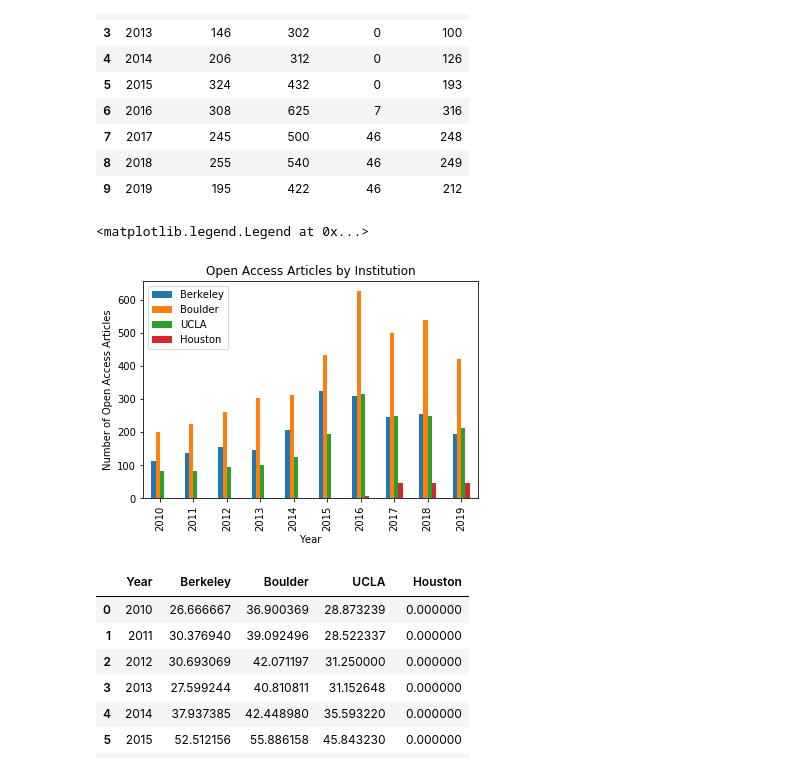
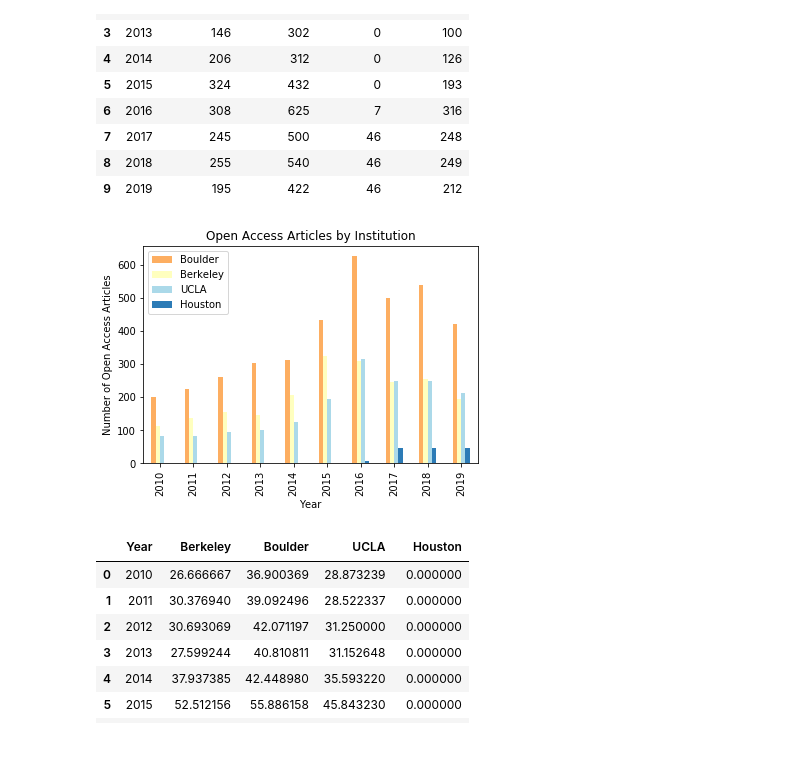
Before and after one commit to samteplitzky/Earth-Science-Citation-Replication-Project, a Jupyter notebook: open_access_analysis.ipynb, the cells around one changed output. Drawn from its saved outputs; the diff is of its cells as text; code cells hidden in the pictures.

```diff
--- a/open_access_analysis.ipynb
+++ b/open_access_analysis.ipynb
@@ -402,17 +402,19 @@ all_oa
 | 9 | 2019 | 195 | 422 | 46 | 212 |
 # %%
 #How has that changed over the past 10 years?
+my_colors = '#fdae61','#ffffbf', '#abd9e9', '#2c7bb6'
+oa_plot = all_oa.plot.bar(x='date', y=['cub counts', 'ucb counts', 'ucla counts', 'uh counts'], color=my_colors)
+plt.show
 
-oa_plot = all_oa.plot.bar(x='date', y=['ucb counts', 'cub counts', 'ucla counts', 'uh counts'])
-plt.show
 
 oa_plot.set_ylabel('Number of Open Access Articles')
 oa_plot.set_xlabel('Year')
 oa_plot.set_title('Open Access Articles by Institution')
-oa_plot.legend(["Berkeley", "Boulder", "UCLA", "Houston"])
+oa_plot.legend(["Boulder", "Berkeley", "UCLA", "Houston"])
+
+plt.savefig('oainstitution.png', dpi=300)
 # %% [output]
-<matplotlib.legend.Legend at 0x...>
-[figure, old version]
+[figure, new version]
 # %%
 #But it's probably more helpful to determine the percent.
 #Let's grab a date column and the percent column from the prior tables.
```
Also changed, not shown: parts of 2 cells of this notebook, 1 other file.
